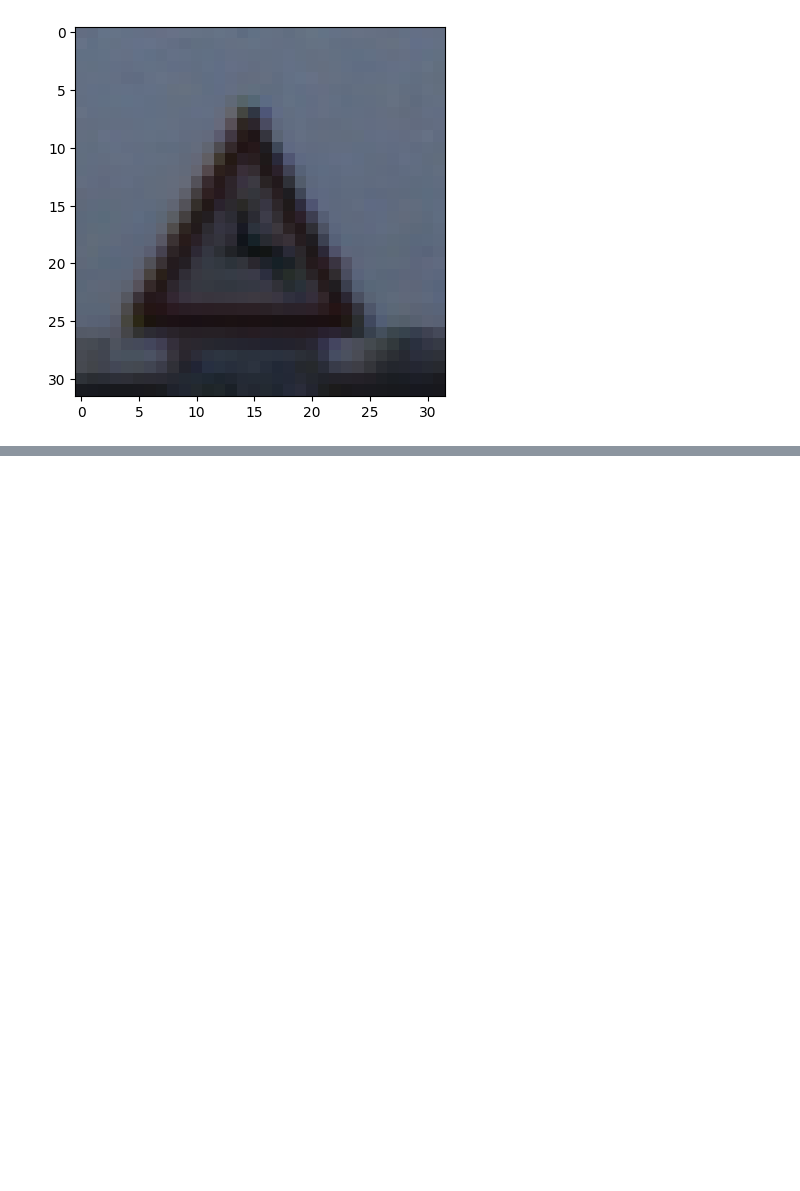
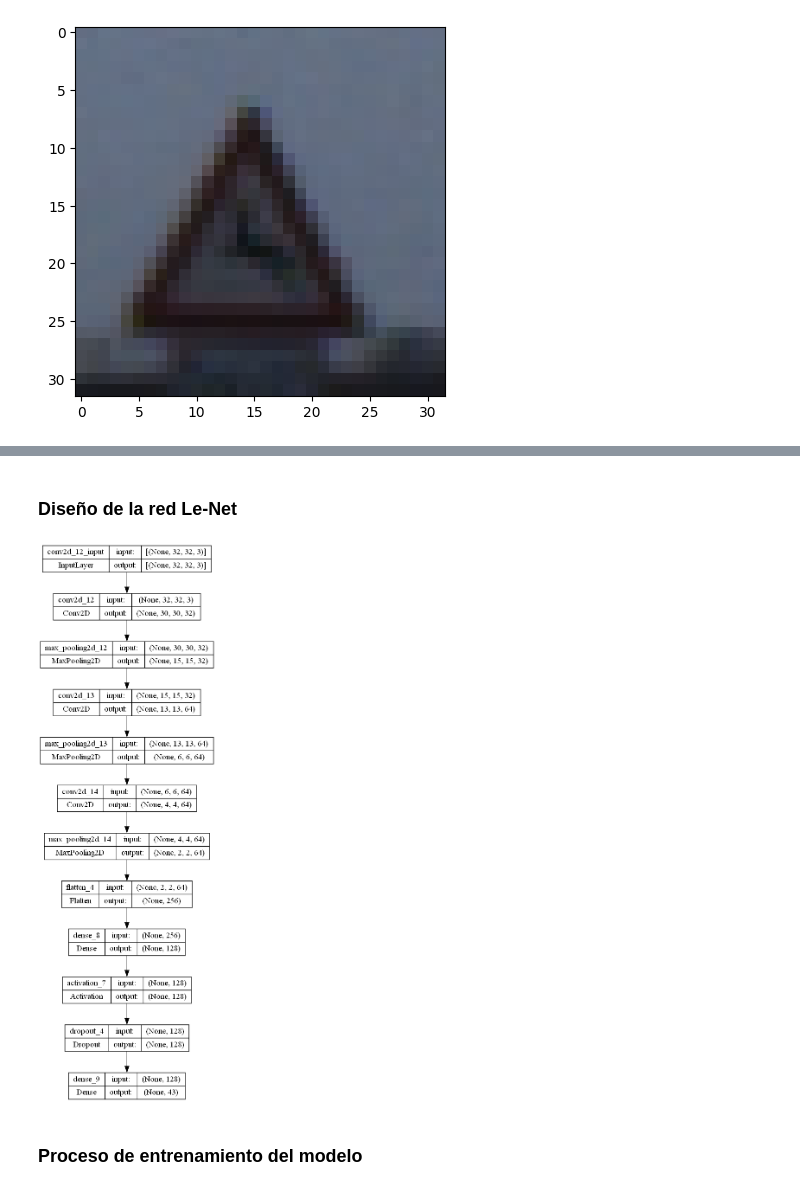
Before and after one commit to IPablo271/Data-science, a Jupyter notebook: Labs/lab2.ipynb, the cells around one changed output, grey strips where cells are left out. Saved outputs shown, nothing was run; the diff lists cells and outputs as text; code cells hidden in the pictures; blank space fills up the shorter version.

```diff
--- a/Labs/lab2.ipynb
+++ b/Labs/lab2.ipynb
@@ -53,9 +61,9 @@ train_images = train_data['features']
 test_images = test_data['features']
 valid_images = validation_data['features']
 
-labels = train_data['labels']
-labels2 = test_data['labels']
-labels3 = validation_data['labels']
+labels_train = train_data['labels']
+labels_test = test_data['labels']
+labels_validation = validation_data['labels']
 # %% [markdown]
 Cantidad de etiquetas en el dataset
 # %%
@@ -98,0 +114,2 @@ plt.imshow(img_para)
+# %%
+forma_imagen = (32, 32, 3)
@@ -98,0 +123,16 @@ plt.imshow(img_para)
+# %%
+train_images = train_images / 255.0
+test_images = test_images / 255.0
+valid_images = valid_images / 255.0
+
+# Convertir etiquetas a one-hot encoding
+num_classes = len(set(labels_train))
+labels_train = to_categorical(labels_train, num_classes)
+labels_test = to_categorical(labels_test, num_classes)
+labels_validation = to_categorical(labels_validation, num_classes)
+
+
+print(num_classes)
+print(labels_train.shape)
+print(labels_test.shape)
+print(labels_validation.shape)
@@ -102,7 +154,7 @@ modelo = Sequential()
 modelo.add(Conv2D(filters = 32, kernel_size = (3, 3), input_shape = forma_imagen, activation = 'relu',))
 modelo.add(MaxPooling2D(pool_size = (2, 2)))
 
-modelo.add(Conv2D(filters = 64, kernel_size = (3, 3), input_shape = forma_imagen, activation = 'relu',))
+modelo.add(Conv2D(filters = 64, kernel_size = (3, 3), input_shape = forma_imagen , activation = 'relu',))
 modelo.add(MaxPooling2D(pool_size = (2, 2)))
 
 modelo.add(Conv2D(filters = 64, kernel_size = (3, 3), input_shape = forma_imagen, activation = 'relu',))
@@ -119,10 +171,8 @@ modelo.add(Activation('relu'))
 # Aquí estamos indicando que al azar apague el 50% de las unidades.
 modelo.add(Dropout(0.5))
 
-# La última capa, recordamos que es binaria por lo que selecionamos sigmoid
-modelo.add(Dense(1))
-modelo.add(Activation('sigmoid'))
 
-modelo.compile(loss = 'binary_crossentropy',
+modelo.add(Dense(num_classes, activation = 'softmax'))
+modelo.compile(loss = 'categorical_crossentropy',
               optimizer = 'adam',
               metrics = ['accuracy'])
@@ -128,0 +218,9 @@ modelo.compile(loss = 'binary_crossentropy',
+# %% [markdown]
+### Diseño de la red Le-Net
+# %%
+from tensorflow.keras.utils import plot_model
+plot_model(modelo, to_file = 'grafica_modelo.png', show_shapes = True, show_layer_names = True)
+# %% [output]
+[figure, added]
+# %% [markdown]
+### Proceso de entrenamiento del modelo
```
Also changed, not shown: parts of 29 cells of this notebook, 1 other file.
